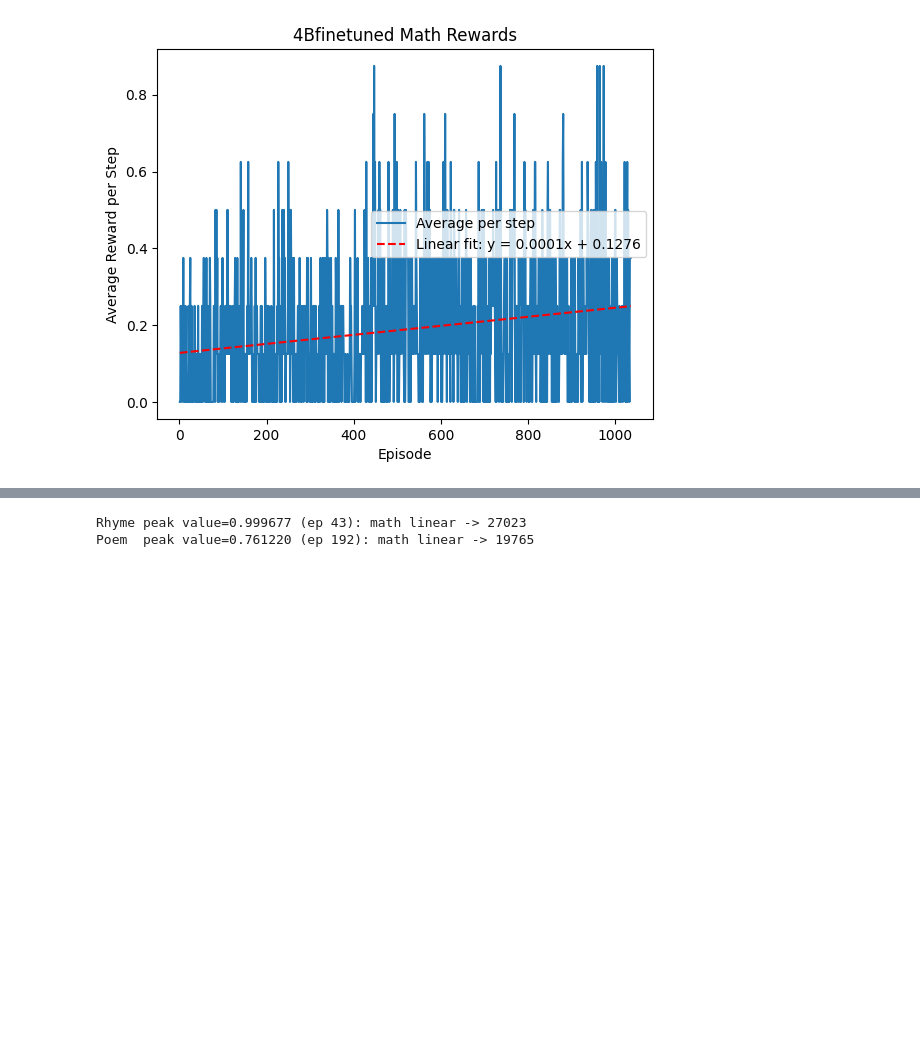
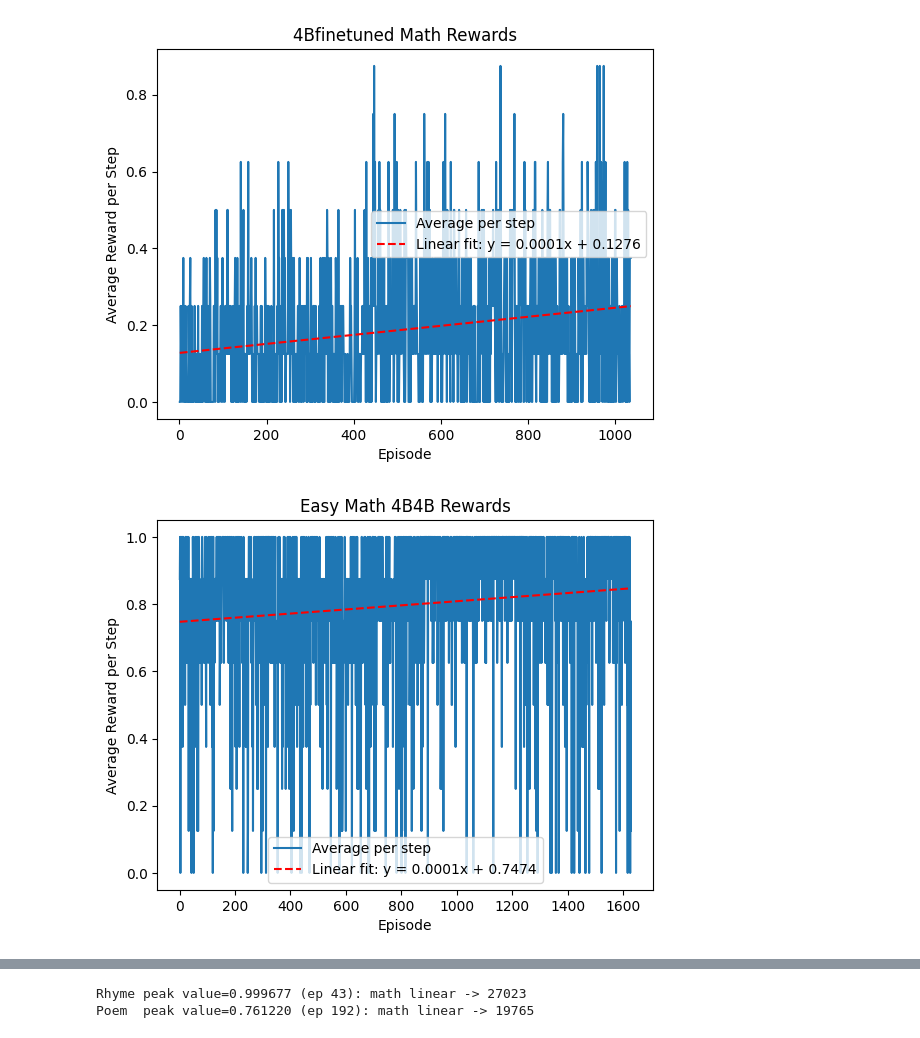
Before and after one commit to raqkaaq/CS401Rproject, a Jupyter notebook: visualizations.ipynb, the cells around one changed output, grey strips where cells are left out. Saved outputs shown, nothing was run; the diff lists cells and outputs as text; code cells hidden in the pictures; blank space fills up the shorter version.

```diff
--- a/visualizations.ipynb
+++ b/visualizations.ipynb
@@ -4,6 +4,8 @@ math = "math_rewards.json"
 rhyme = "poem_just_rhyme_rewards.json"
 poem_varied = "poem_varied_unique_words_and_rhyme.json"
 math_4B = "4Bfinetuned_math_rewards.json"
+math_easy_4B4B = "easy_math_4B4B_rewards.json"
+math_hard_4B4B = "hard_math_4B4B_rewards.json"
 from genericpath import exists
 import json
 with open(path + math, 'r') as f:
@@ -16,6 +18,10 @@ with open(path + "middle_new_math_rewards.json", 'r') as f:
     middle_new_math_rewards = json.load(f)
 with open(path + math_4B, 'r') as f:
     math_4B_rewards = json.load(f)
+with open(path + math_easy_4B4B, 'r') as f:
+    math_easy_4B4B_rewards = json.load(f)
+with open(path + math_hard_4B4B, 'r') as f:
+    math_hard_4B4B_rewards = json.load(f)
 # %%
 import matplotlib.pyplot as plt
 import numpy as np
@@ -235,12 +241,15 @@ def plot_averages(data, title="Averages", show_linear=False, show_log=False,
 # %%
 math_eqs = plot_averages(math_rewards, "Math Rewards", show_linear=True, show_log=False, show_exp=False, show_sat=False)
 rhyme_eqs = plot_averages(rhyme_rewards, "Rhyme Rewards", show_peak=True, show_exp=False, show_sat=False)
 poem_eqs = plot_averages(poem_varied_rewards, "Poem Varied Rewards", show_peak=True, show_exp=False, show_sat=False)
 math_new_eqs = plot_averages(middle_new_math_rewards, "Middle New Math Rewards", show_linear=True, show_log=False, show_exp=False, show_sat=False)
 math_4B_eqs = plot_averages(math_4B_rewards, "4Bfinetuned Math Rewards", show_linear=True, show_log=False, show_exp=False, show_sat=False)
+math_easy_4B4B_eqs = plot_averages(math_easy_4B4B_rewards, "Easy Math 4B4B Rewards", show_linear=True, show_log=False, show_exp=False, show_sat=False)
+math_hard_4B4B_eqs = plot_averages(math_hard_4B4B_rewards, "Hard Math 4B4B Rewards", show_linear=True, show_log=False, show_exp=False, show_sat=False)
 # %% [output]
 [figure]
 [figure]
 [figure]
 [figure]
 [figure]
+[figure, added]
```
Also changed, not shown: parts of 1 cell of this notebook, 5 other files.
